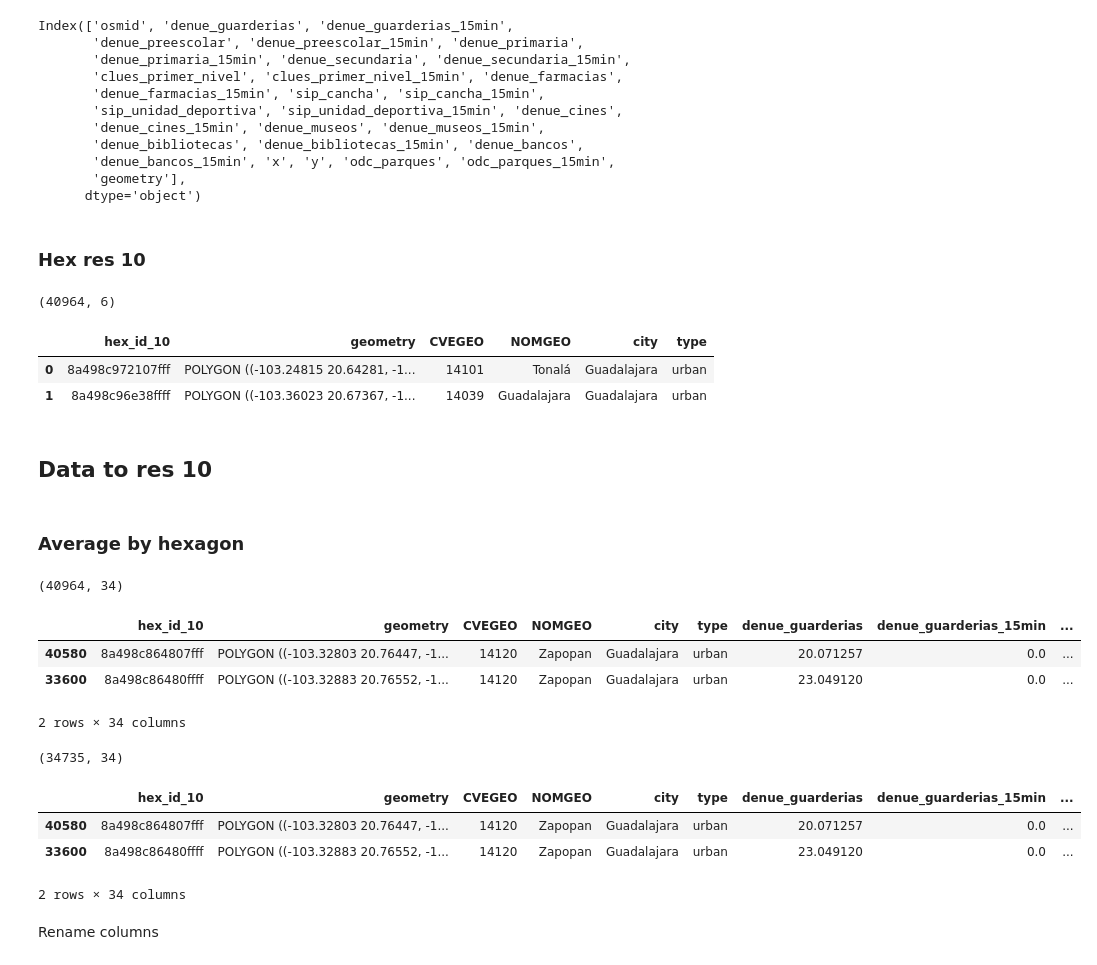
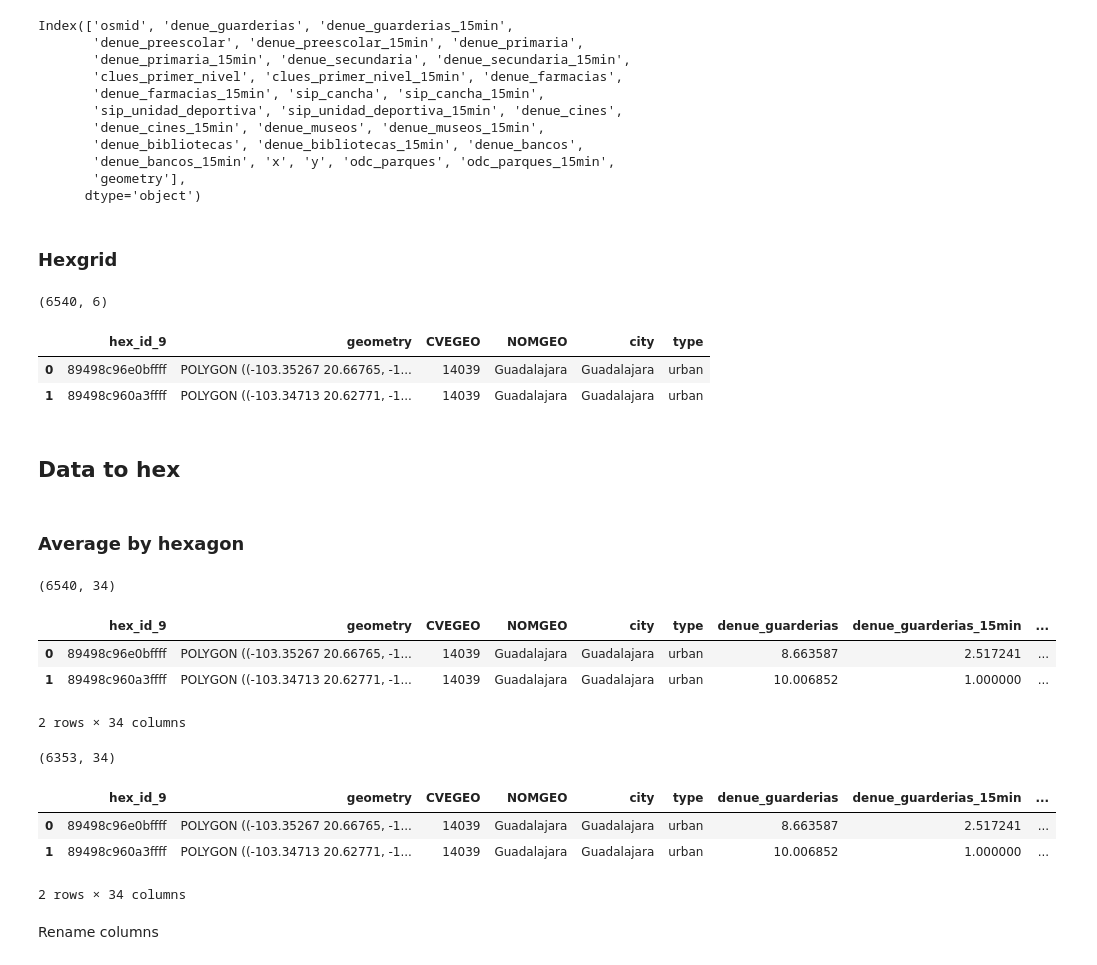
Before and after one commit to Observatorio-Ciudades/accesibilidad-urbana, a Jupyter notebook: notebooks/projects/volvo/10_proximity_hex_res.ipynb, the cells around one changed output. Saved outputs shown, nothing was run; the diff lists cells and outputs as text; code cells hidden in the pictures.

```diff
--- a/notebooks/projects/volvo/10_proximity_hex_res.ipynb
+++ b/notebooks/projects/volvo/10_proximity_hex_res.ipynb
@@ -51,10 +57,10 @@ Index(['osmid', 'denue_guarderias', 'denue_guarderias_15min',
        'geometry'],
       dtype='object')
 # %% [markdown]
-### Hex res 10
+### Hexgrid
 # %%
 schema = 'hexgrid'
-table = 'hexgrid_10_city_2020'
+table = f'hexgrid_{res}_city_2020'
 
 query = f'SELECT * FROM {schema}.{table} WHERE \"city\" = \'Guadalajara\' and \"type\" = \'urban\' '
 
@@ -62,12 +68,12 @@ hex_gdf = aup.gdf_from_query(query)
 print(hex_gdf.shape)
 hex_gdf.head(2)
 # %% [output]
-(40964, 6)
+(6540, 6)
-|  | hex_id_10 | geometry | CVEGEO | NOMGEO | city | type |
-| 0 | 8a498c972107fff | POLYGON ((-103.24815 20.64281, -1... | 14101 | Tonalá | Guadalajara | urban |
-| 1 | 8a498c96e38ffff | POLYGON ((-103.36023 20.67367, -1... | 14039 | Guadalajara | Guadalajara | urban |
+|  | hex_id_9 | geometry | CVEGEO | NOMGEO | city | type |
+| 0 | 89498c96e0bffff | POLYGON ((-103.35267 20.66765, -1... | 14039 | Guadalajara | Guadalajara | urban |
+| 1 | 89498c960a3ffff | POLYGON ((-103.34713 20.62771, -1... | 14039 | Guadalajara | Guadalajara | urban |
 # %% [markdown]
-## Data to res 10
+## Data to hex
 # %% [markdown]
 ### Average by hexagon
 # %%
@@ -81,24 +87,24 @@ prox_cols = ['denue_guarderias', 'denue_guarderias_15min',
        'denue_bibliotecas', 'denue_bibliotecas_15min', 'denue_bancos',
        'denue_bancos_15min', 'odc_parques', 'odc_parques_15min']
 # %%
-hex_prox_10 = aup.group_by_hex_mean(nodes, hex_gdf, prox_cols, 'hex_id_10')
-print(hex_prox_10.shape)
-hex_prox_10.head(2)
+hex_prox = aup.group_by_hex_mean(nodes, hex_gdf, prox_cols, f'hex_id_{res}')
+print(hex_prox.shape)
+hex_prox.head(2)
 # %% [output]
-(40964, 34)
+(6540, 34)
-|  | hex_id_10 | geometry | CVEGEO | NOMGEO | city | type | denue_guarderias | denue_guarderias_15min | ... |
-| 40580 | 8a498c864807fff | POLYGON ((-103.32803 20.76447, -1... | 14120 | Zapopan | Guadalajara | urban | 20.071257 | 0.0 | ... |
-| 33600 | 8a498c86480ffff | POLYGON ((-103.32883 20.76552, -1... | 14120 | Zapopan | Guadalajara | urban | 23.049120 | 0.0 | ... |
+|  | hex_id_9 | geometry | CVEGEO | NOMGEO | city | type | denue_guarderias | denue_guarderias_15min | ... |
+| 0 | 89498c96e0bffff | POLYGON ((-103.35267 20.66765, -1... | 14039 | Guadalajara | Guadalajara | urban | 8.663587 | 2.517241 | ... |
+| 1 | 89498c960a3ffff | POLYGON ((-103.34713 20.62771, -1... | 14039 | Guadalajara | Guadalajara | urban | 10.006852 | 1.000000 | ... |
 2 rows × 34 columns
 # %%
-hex_prox_10 = hex_prox_10.loc[hex_prox_10.denue_preescolar!=0].copy()
-print(hex_prox_10.shape)
-hex_prox_10.head(2)
+hex_prox = hex_prox.loc[hex_prox.denue_preescolar!=0].copy()
+print(hex_prox.shape)
+hex_prox.head(2)
 # %% [output]
-(34735, 34)
+(6353, 34)
-|  | hex_id_10 | geometry | CVEGEO | NOMGEO | city | type | denue_guarderias | denue_guarderias_15min | ... |
-| 40580 | 8a498c864807fff | POLYGON ((-103.32803 20.76447, -1... | 14120 | Zapopan | Guadalajara | urban | 20.071257 | 0.0 | ... |
-| 33600 | 8a498c86480ffff | POLYGON ((-103.32883 20.76552, -1... | 14120 | Zapopan | Guadalajara | urban | 23.049120 | 0.0 | ... |
+|  | hex_id_9 | geometry | CVEGEO | NOMGEO | city | type | denue_guarderias | denue_guarderias_15min | ... |
+| 0 | 89498c96e0bffff | POLYGON ((-103.35267 20.66765, -1... | 14039 | Guadalajara | Guadalajara | urban | 8.663587 | 2.517241 | ... |
+| 1 | 89498c960a3ffff | POLYGON ((-103.34713 20.62771, -1... | 14039 | Guadalajara | Guadalajara | urban | 10.006852 | 1.000000 | ... |
 2 rows × 34 columns
 # %% [markdown]
 Rename columns
```
Also changed, not shown: parts of 13 cells of this notebook, 3 other files.
